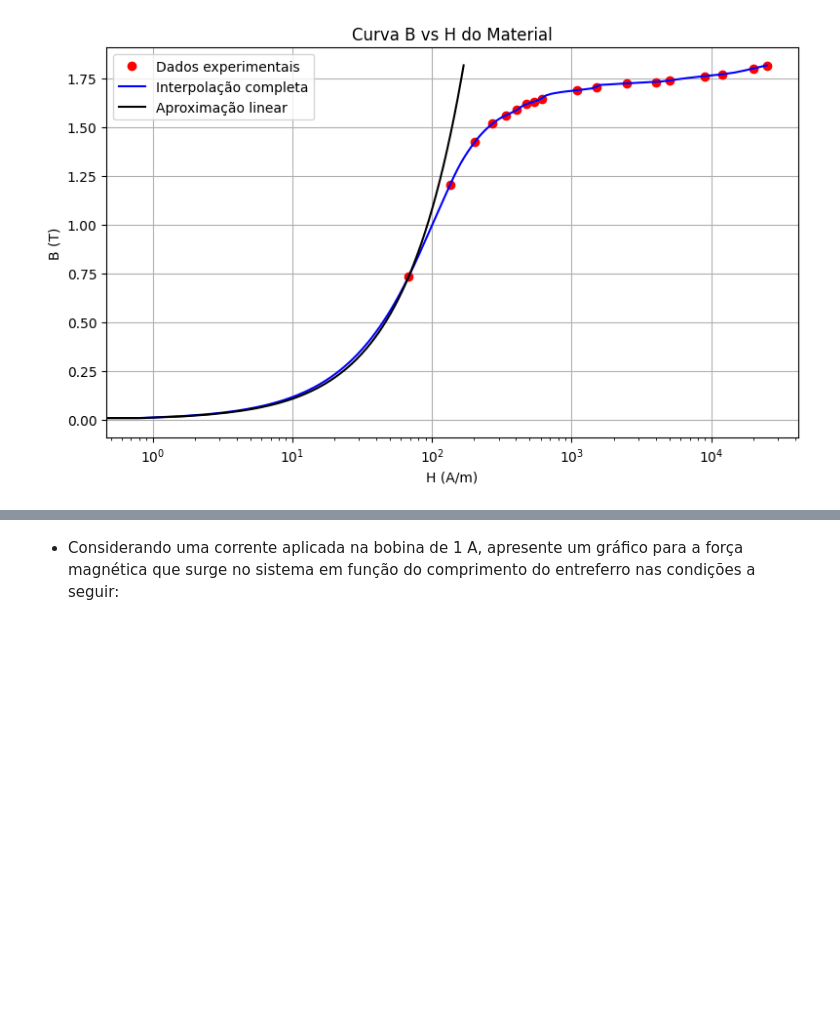
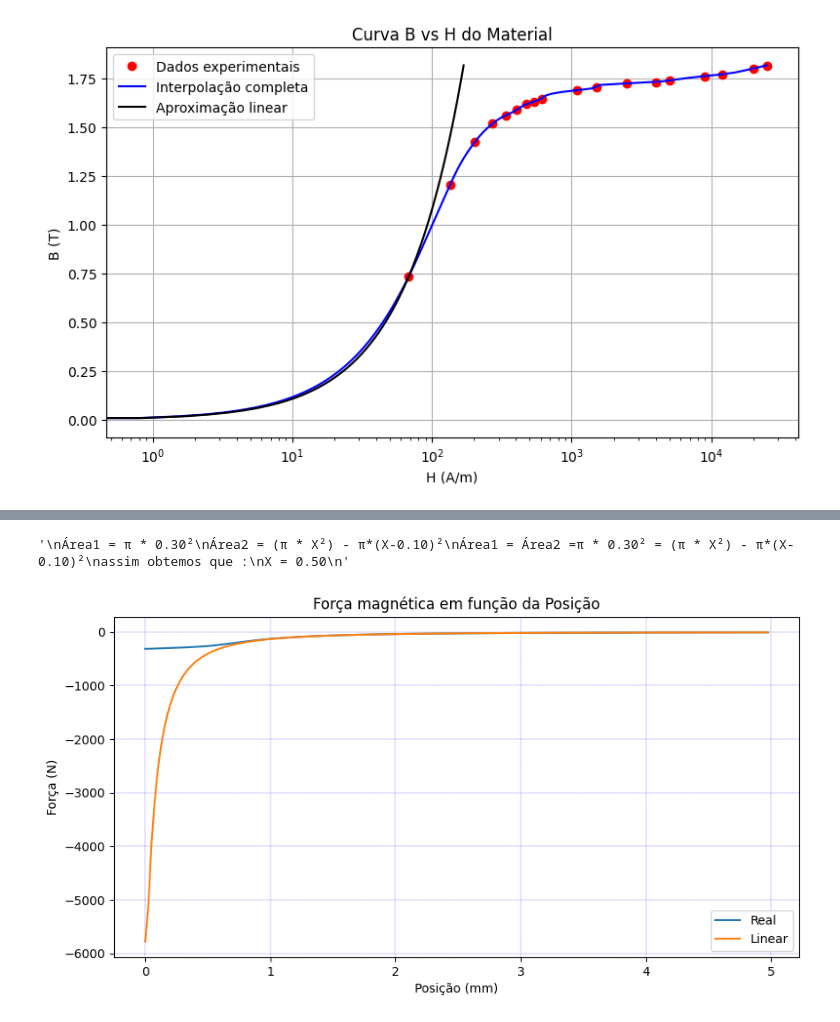
Before and after one commit to marcus-valmeida/Projeto-conversao, a Jupyter notebook: exercicio1/exercicio1.ipynb, the cells around one changed output, grey strips where cells are left out. Saved outputs shown, nothing was run; the diff lists cells and outputs as text; code cells hidden in the pictures; blank space fills up the shorter version.

```diff
--- a/exercicio1/exercicio1.ipynb
+++ b/exercicio1/exercicio1.ipynb
@@ -4,10 +4,13 @@ import matplotlib.pyplot as plt
 from scipy.interpolate import CubicSpline
 from scipy.integrate import trapezoid, solve_ivp
 # %%
+
 #Dados da questão
-r = 30*1e-2
-N1 = 1000
-U0 = 4*np.pi*1e-7
+r   = 30*1e-2
+N1  = 1000
+U0  = 4*np.pi*1e-7
+Lc  = 140*1e-2
+Ac  = np.pi * (r**2)
 
 num_pontos = 200
 
@@ -62,5 +61,11 @@ X = 50*1e-2
-# %% [markdown]
-- Considerando uma corrente aplicada na bobina de 1 A, apresente um gráfico para a força
-magnética que surge no sistema em função do comprimento do entreferro nas condições a
-seguir:
+# %%
+'''
+Área1 = π * 0.30²
+Área2 = (π * X²) - π*(X-0.10)²
+Área1 = Área2 =π * 0.30² = (π * X²) - π*(X-0.10)²
+assim obtemos que :
+X = 0.50
+'''
+# %% [output]
+'\nÁrea1 = π * 0.30²\nÁrea2 = (π * X²) - π*(X-0.10)²\nÁrea1 = Área2 =π * 0.30² = (π * X²) - π*(X-0.10)²\nassim obtemos que :\nX = 0.50\n'
 # %%
@@ -124,0 +106,17 @@ def Coenergia_forca(Interpolacao_H_B, Nf):
+# %%
+# ----- Cálculo -----
+Forca_real, Co_energia_real, posicao  = Coenergia_forca(f_real, 1)
+Forca_linear, Co_energia_linear, posicao = Coenergia_forca(f_linear, 1)
+
+# ----- Plot -----
+plt.figure(figsize=[10,5])
+plt.plot(posicao*1000, Forca_real*1e-3, label="Real")    # x em mm
+plt.plot(posicao*1000, Forca_linear*1e-3, label="Linear")
+plt.xlabel("Posição (mm)")
+plt.ylabel("Força (N)")
+plt.title("Força magnética em função da Posição")
+plt.legend()
+plt.grid(True, which='both', linestyle='--', linewidth=0.2, color='blue')
+plt.show()
+# %% [output]
+[figure, added]
```
Also changed, not shown: parts of 3 cells of this notebook.
